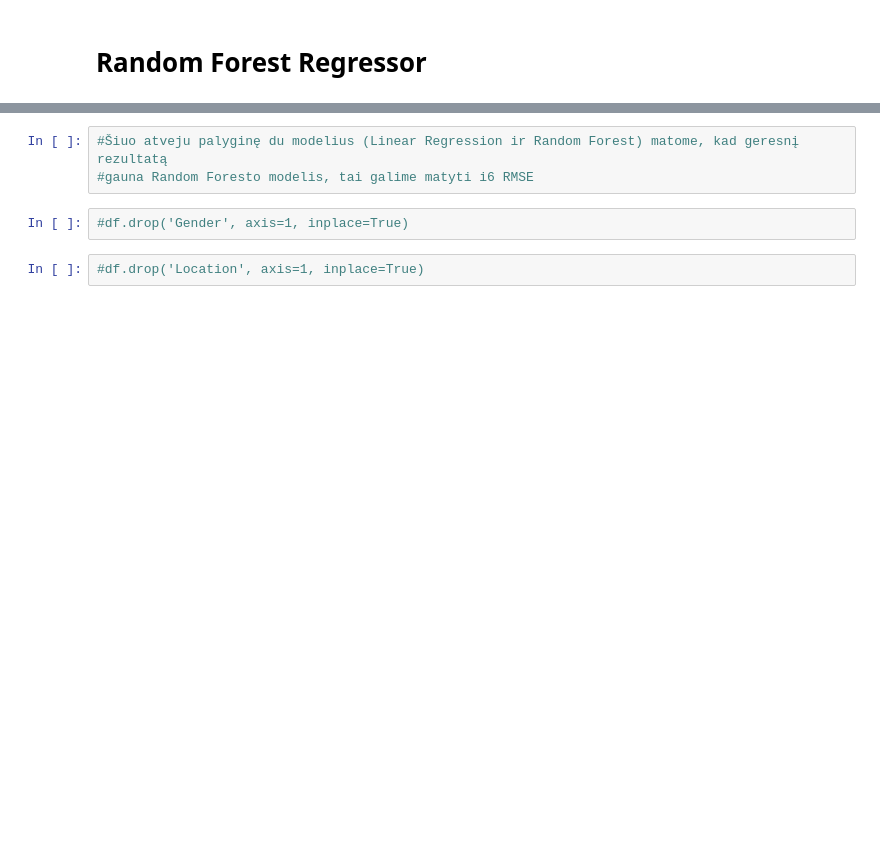
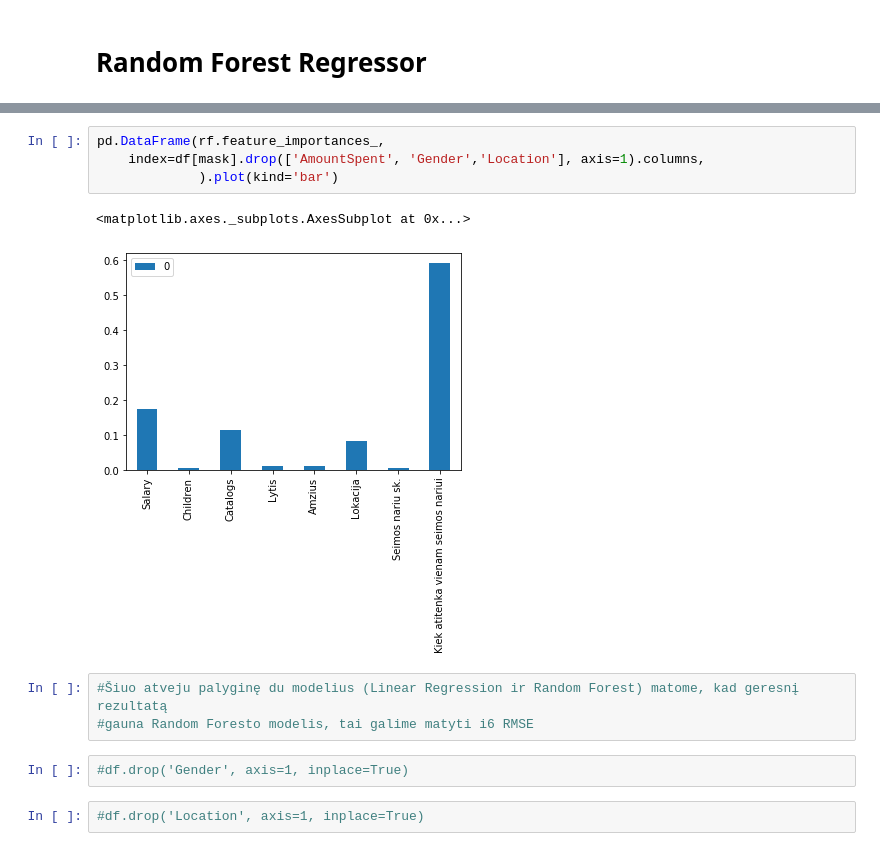
Before and after one commit to samantakarpovic/samanta, a Jupyter notebook: proektas.ipynb, the cells around one changed output, grey strips where cells are left out. Saved outputs shown, nothing was run; the diff lists cells and outputs as text; blank space fills up the shorter version.

```diff
--- a/proektas.ipynb
+++ b/proektas.ipynb
@@ -271,3 +302,10 @@ RMSE = 523.11
+# %%
+pd.DataFrame(rf.feature_importances_,
+    index=df[mask].drop(['AmountSpent', 'Gender','Location'], axis=1).columns,
+             ).plot(kind='bar')
+# %% [output]
+<matplotlib.axes._subplots.AxesSubplot at 0x...>
+[figure, added]
 # %%
 #Šiuo atveju palyginę du modelius (Linear Regression ir Random Forest) matome, kad geresnį rezultatą
 #gauna Random Foresto modelis, tai galime matyti i6 RMSE
```
Also changed, not shown: parts of 10 cells of this notebook.
